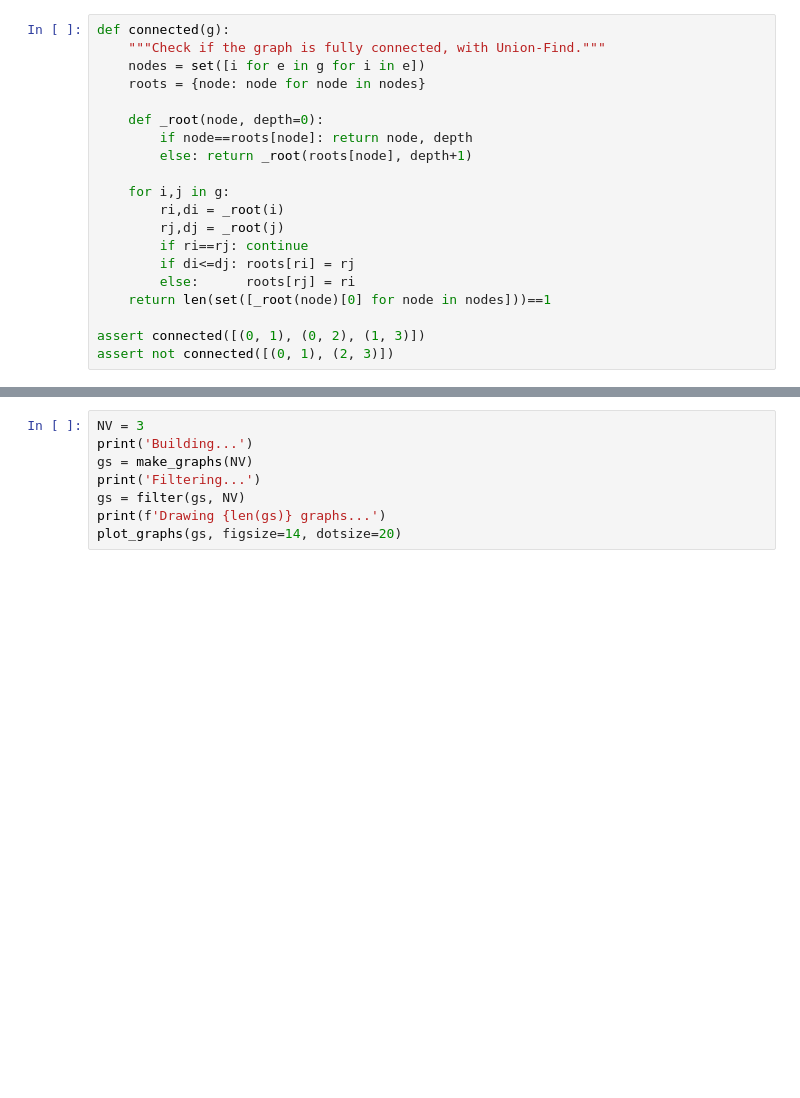
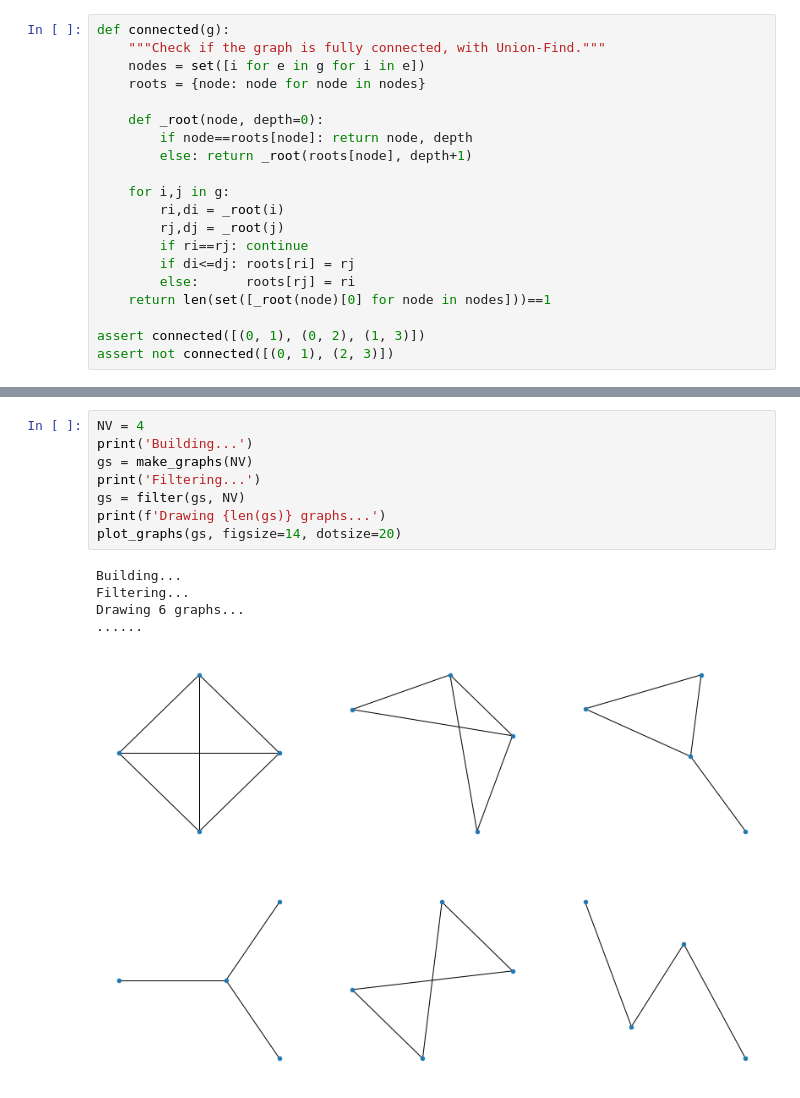
Before and after one commit to Sanskar-16/capstone, a Jupyter notebook: code/plotting-graphs.ipynb, the cells around one changed output, grey strips where cells are left out. Drawn from its saved outputs; the diff is of its cells as text; blank space fills up the shorter version.

```diff
--- a/code/plotting-graphs.ipynb
+++ b/code/plotting-graphs.ipynb
@@ -122,8 +158,14 @@ print(gs)
 # %%
-NV = 3
+NV = 4
 print('Building...')
 gs = make_graphs(NV)
 print('Filtering...')
 gs = filter(gs, NV)
 print(f'Drawing {len(gs)} graphs...')
 plot_graphs(gs, figsize=14, dotsize=20)
+# %% [output]
+Building...
+Filtering...
+Drawing 6 graphs...
+......
+[figure, added]
```
Also changed, not shown: parts of 4 cells of this notebook, 2 other files.
